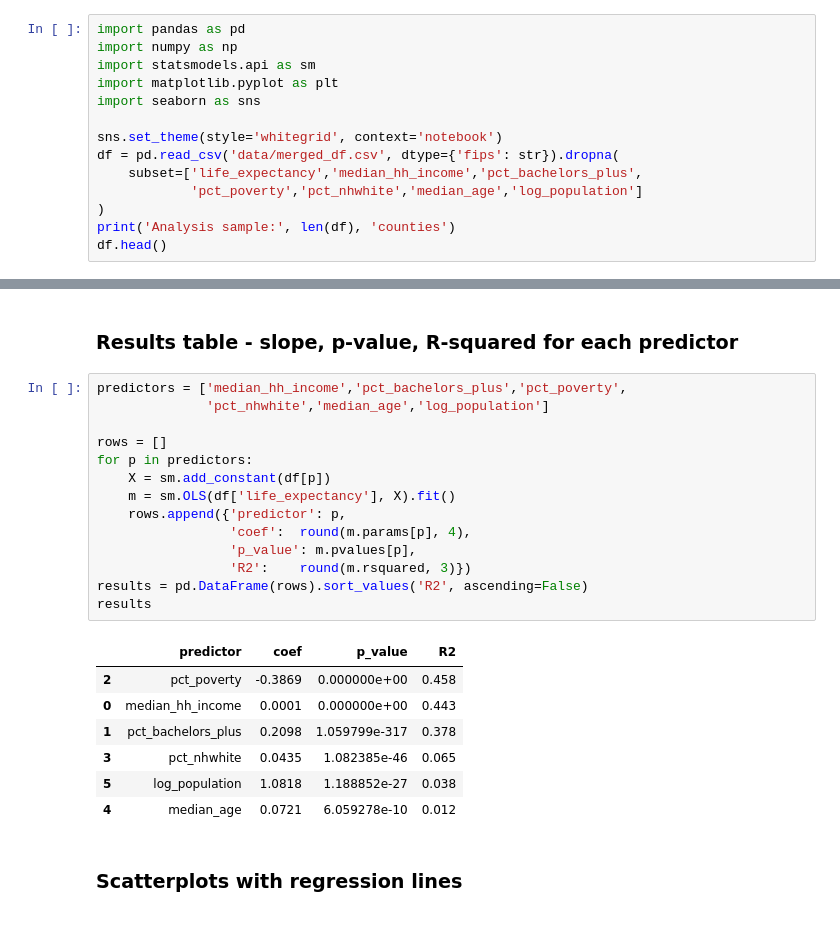
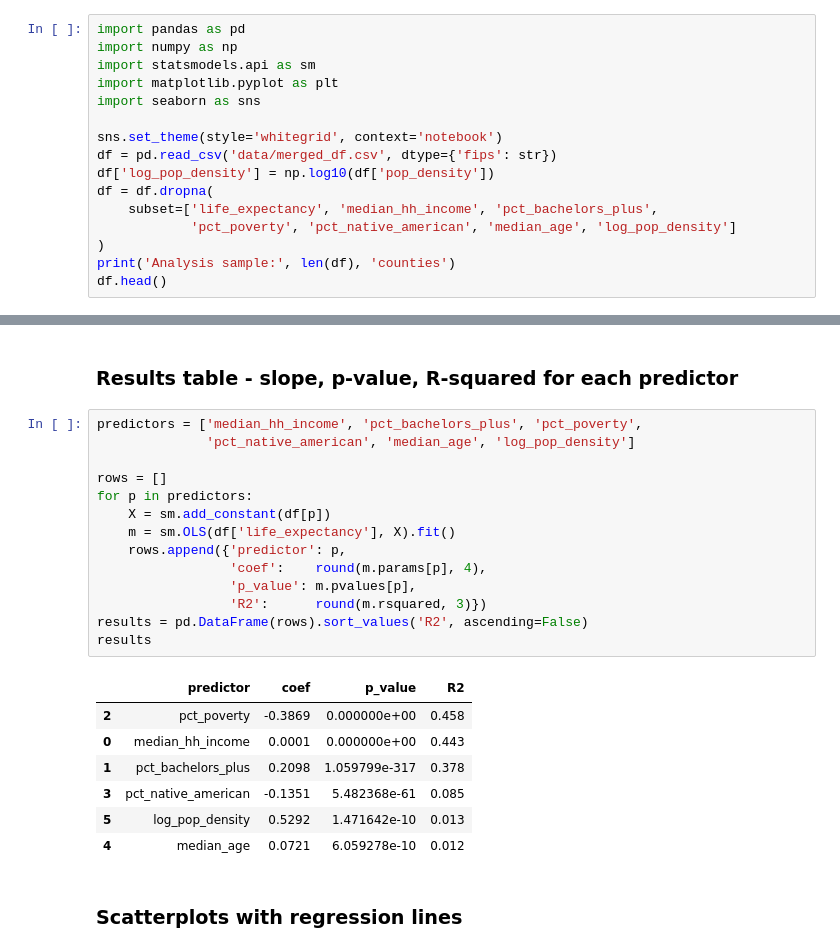
Before and after one commit to DagmarRoth/Mortality-Regression, a Jupyter notebook: 5-single-variable-regressions.ipynb, the cells around one changed output, grey strips where cells are left out. Drawn from its saved outputs; the diff is of its cells as text.

```diff
--- a/5-single-variable-regressions.ipynb
+++ b/5-single-variable-regressions.ipynb
@@ -10,9 +10,11 @@ import matplotlib.pyplot as plt
 import seaborn as sns
 
 sns.set_theme(style='whitegrid', context='notebook')
-df = pd.read_csv('data/merged_df.csv', dtype={'fips': str}).dropna(
-    subset=['life_expectancy','median_hh_income','pct_bachelors_plus',
-            'pct_poverty','pct_nhwhite','median_age','log_population']
+df = pd.read_csv('data/merged_df.csv', dtype={'fips': str})
+df['log_pop_density'] = np.log10(df['pop_density'])
+df = df.dropna(
+    subset=['life_expectancy', 'median_hh_income', 'pct_bachelors_plus',
+            'pct_poverty', 'pct_native_american', 'median_age', 'log_pop_density']
 )
 print('Analysis sample:', len(df), 'counties')
 df.head()
@@ -27,26 +29,26 @@ Analysis sample: 3062 counties
 # %% [markdown]
 ### Results table - slope, p-value, R-squared for each predictor
 # %%
-predictors = ['median_hh_income','pct_bachelors_plus','pct_poverty',
-              'pct_nhwhite','median_age','log_population']
+predictors = ['median_hh_income', 'pct_bachelors_plus', 'pct_poverty',
+              'pct_native_american', 'median_age', 'log_pop_density']
 
 rows = []
 for p in predictors:
     X = sm.add_constant(df[p])
     m = sm.OLS(df['life_expectancy'], X).fit()
     rows.append({'predictor': p,
-                 'coef':  round(m.params[p], 4),
+                 'coef':    round(m.params[p], 4),
                  'p_value': m.pvalues[p],
-                 'R2':    round(m.rsquared, 3)})
+                 'R2':      round(m.rsquared, 3)})
 results = pd.DataFrame(rows).sort_values('R2', ascending=False)
 results
 # %% [output]
 |  | predictor | coef | p_value | R2 |
 | 2 | pct_poverty | -0.3869 | 0.000000e+00 | 0.458 |
 | 0 | median_hh_income | 0.0001 | 0.000000e+00 | 0.443 |
 | 1 | pct_bachelors_plus | 0.2098 | 1.059799e-317 | 0.378 |
-| 3 | pct_nhwhite | 0.0435 | 1.082385e-46 | 0.065 |
-| 5 | log_population | 1.0818 | 1.188852e-27 | 0.038 |
+| 3 | pct_native_american | -0.1351 | 5.482368e-61 | 0.085 |
+| 5 | log_pop_density | 0.5292 | 1.471642e-10 | 0.013 |
 | 4 | median_age | 0.0721 | 6.059278e-10 | 0.012 |
 # %% [markdown]
 ### Scatterplots with regression lines
```
Also changed, not shown: parts of 1 cell of this notebook, 25 other files.
